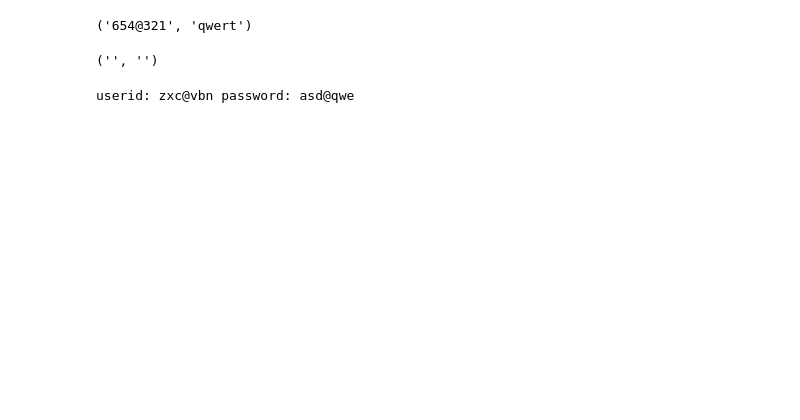
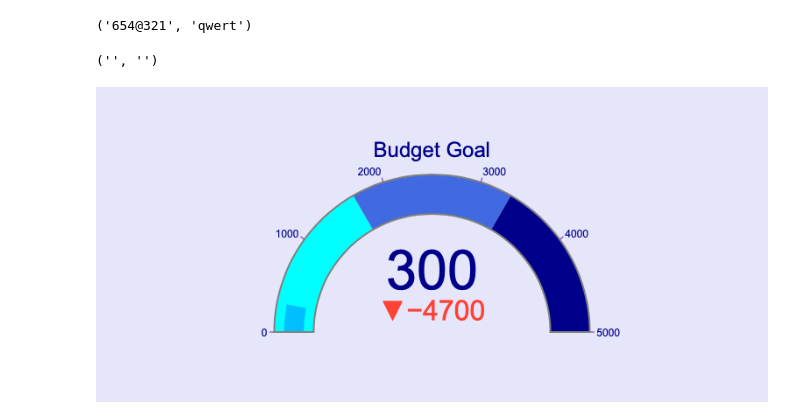
Before and after one commit to Saisree-123/DATA533-LAB4, a Jupyter notebook: test.ipynb, the cells around one changed output. Drawn from its saved outputs; the diff is of its cells as text; code cells hidden in the pictures; blank space fills up the shorter version.

```diff
--- a/test.ipynb
+++ b/test.ipynb
@@ -66,4 +70,8 @@ BMO=bi.password("zxc@vbn","asd@qwe")
 # %%
-BMO.show()
+# set montly saving goals
+fr1 = fr.FreeMemberShip(5000)
-# %% [output]
-userid: zxc@vbn password: asd@qwe
+# %%
+# add money into savings
+fr1.add_amount(300)
+# %% [output]
+[figure, added]
```
Also changed, not shown: parts of 28 cells of this notebook, 7 other files.
